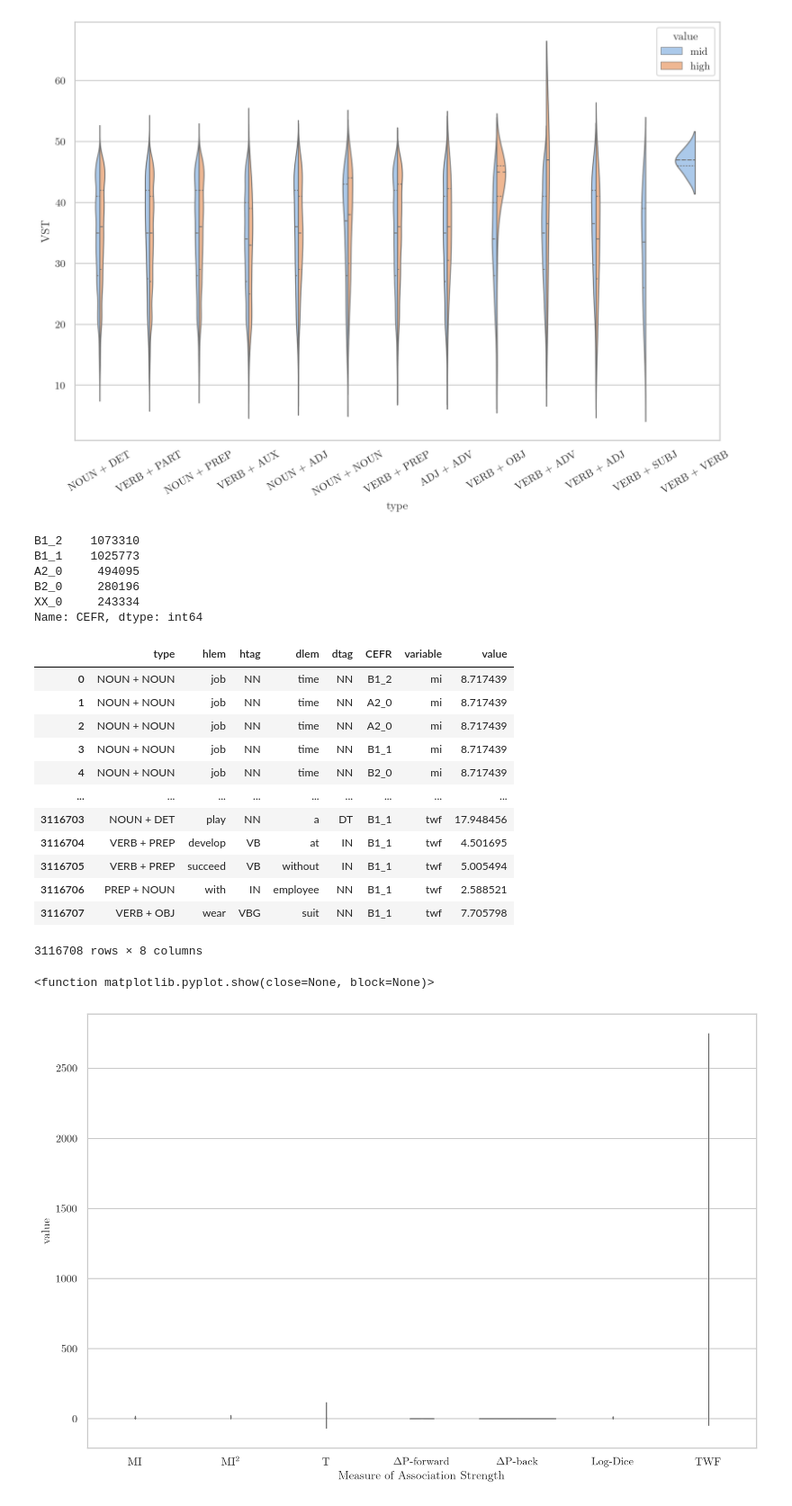
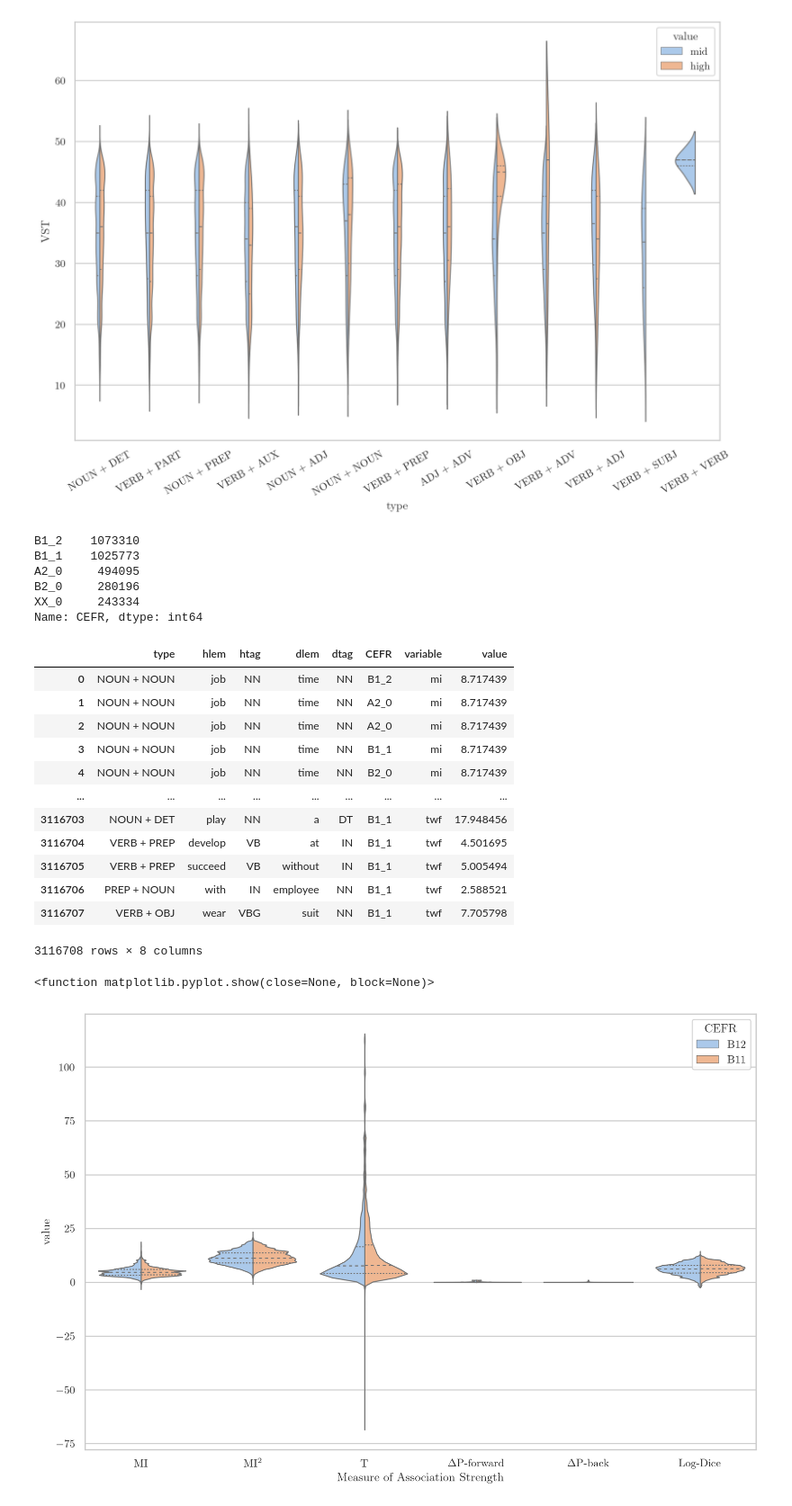
Before and after one commit to langdonholmes/colextractor, a Jupyter notebook: Extraction Class.ipynb, the cells around one changed output. Shown at 90% size. Drawn from its saved outputs; the diff is of its cells as text; code cells hidden in the pictures.

```diff
--- a/Extraction Class.ipynb
+++ b/Extraction Class.ipynb
@@ -581,36 +581,44 @@ Name: mi, dtype: int64
 # cats = ['low','vhigh']
 # new = melted[melted["value"].isin(cats)]
 fig = plt.figure(1)
-melted = ic.data.copy().reset_index().melt(id_vars=["type","hlem","htag","dlem","dtag","CEFR"], value_vars=ic.ams)
-display(melted["CEFR"].value_counts())
-display(melted)
+cefr_melt = ic.data.copy().reset_index().melt(id_vars=["type","hlem","htag","dlem","dtag","CEFR"], value_vars=ic.ams)
+display(cefr_melt["CEFR"].value_counts())
+display(cefr_melt)
 # [new["variable"].isin(['mi','mi2'])]
+
+
+# Latex does not like underscores!
+just_the_bs = cefr_melt[cefr_melt["CEFR"].isin(["B1_1", "B1_2"])].replace({"B1_1": "B11", "B1_2": "B12"})
+
+# Teaching worth formula throws off the scale. All AMs should be scaled, but let's just remove TWF for now.
+just_the_bs_no_twf = just_the_bs[just_the_bs["variable"] != "twf"]
+
 # # Draw a nested violinplot and split the violins for easier comparison
-ax = sns.violinplot(data=melted[melted["CEFR"] == "B1_2"], x = "variable", y = "value", split=False, scale='area', inner="quart", linewidth=1, palette='pastel')
+ax = sns.violinplot(data=just_the_bs_no_twf, x = "variable", y = "value", split=True, hue = "CEFR", scale='area', inner="quart", linewidth=1, palette='pastel')
 # ['A2_0','B1_1','B1_2','B2_0']
 ax.set(xlabel='Measure of Association Strength')
 # ax.get_legend().set_title("CEFR")
-ax.set_xticklabels(['MI',r'MI\textsuperscript{2}','T',r'$\Delta$P-forward',r'$\Delta$P-back','Log-Dice','TWF'])
+ax.set_xticklabels(['MI',r'MI\textsuperscript{2}','T',r'$\Delta$P-forward',r'$\Delta$P-back','Log-Dice'])
 plt.show
 # %% [output]
 B1_2    1073310
 B1_1    1025773
 A2_0     494095
 B2_0     280196
 XX_0     243334
 Name: CEFR, dtype: int64
 |  | type | hlem | htag | dlem | dtag | CEFR | variable | value |
 | 0 | NOUN + NOUN | job | NN | time | NN | B1_2 | mi | 8.717439 |
 | 1 | NOUN + NOUN | job | NN | time | NN | A2_0 | mi | 8.717439 |
 | 2 | NOUN + NOUN | job | NN | time | NN | A2_0 | mi | 8.717439 |
 | 3 | NOUN + NOUN | job | NN | time | NN | B1_1 | mi | 8.717439 |
 | 4 | NOUN + NOUN | job | NN | time | NN | B2_0 | mi | 8.717439 |
 | ... | ... | ... | ... | ... | ... | ... | ... | ... |
 | 3116703 | NOUN + DET | play | NN | a | DT | B1_1 | twf | 17.948456 |
 | 3116704 | VERB + PREP | develop | VB | at | IN | B1_1 | twf | 4.501695 |
 | 3116705 | VERB + PREP | succeed | VB | without | IN | B1_1 | twf | 5.005494 |
 | 3116706 | PREP + NOUN | with | IN | employee | NN | B1_1 | twf | 2.588521 |
 | 3116707 | VERB + OBJ | wear | VBG | suit | NN | B1_1 | twf | 7.705798 |
 3116708 rows × 8 columns
 <function matplotlib.pyplot.show(close=None, block=None)>
-[figure, old version]
+[figure, new version]
```
Also changed, not shown: parts of 6 cells of this notebook.
